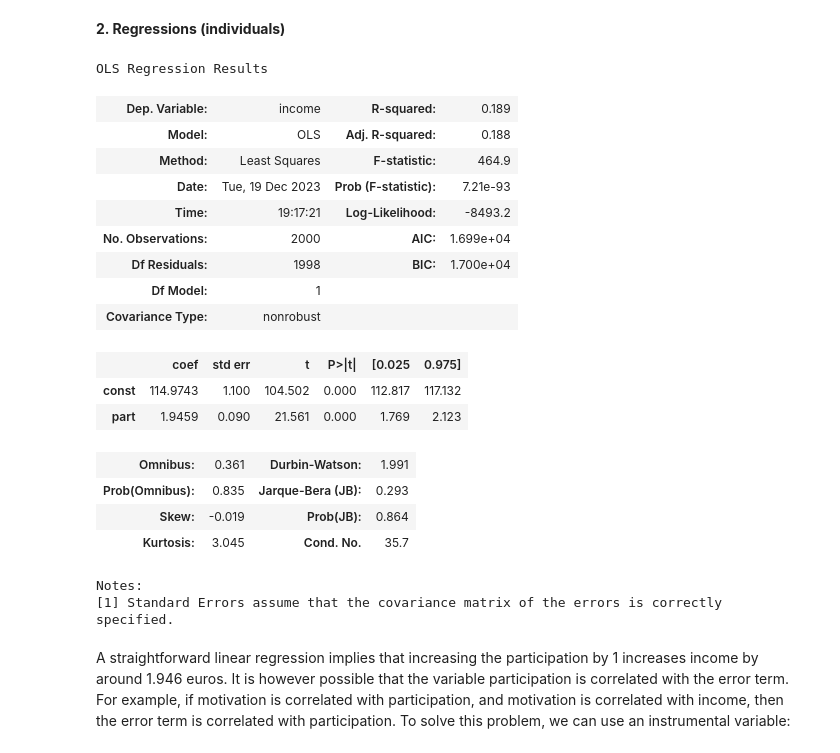
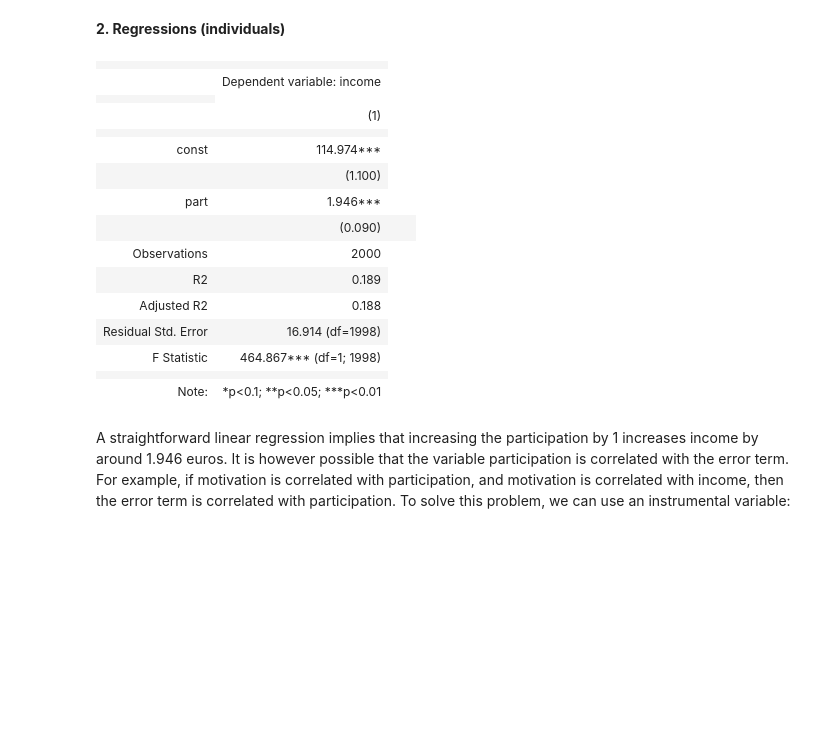
Before and after one commit to KoperSloper/Research_Course, a Jupyter notebook: final assignment.ipynb, the cells around one changed output. Cells and saved outputs as stored; diff of their text form; code cells hidden in the pictures; blank space fills up the shorter version.

```diff
--- a/final assignment.ipynb
+++ b/final assignment.ipynb
@@ -90,30 +90,29 @@ The histograms show the distribution of the variables with outliers. The distrib
 # %%
 dependent = data['income']
 X = sm.add_constant(data['part'])
 
 model = sm.OLS(dependent, X)
 results = model.fit()
-results.summary()
+
+stargazer = Stargazer([results])
+stargazer
 # %% [output]
-OLS Regression Results
-| Dep. Variable: | income | R-squared: | 0.189 |
-| Model: | OLS | Adj. R-squared: | 0.188 |
-| Method: | Least Squares | F-statistic: | 464.9 |
-| Date: | Tue, 19 Dec 2023 | Prob (F-statistic): | 7.21e-93 |
-| Time: | 19:17:21 | Log-Likelihood: | -8493.2 |
-| No. Observations: | 2000 | AIC: | 1.699e+04 |
-| Df Residuals: | 1998 | BIC: | 1.700e+04 |
-| Df Model: | 1 |  |  |
-| Covariance Type: | nonrobust |  |  |
+|  |  |
+|  | Dependent variable: income |
+|  |
+|  | (1) |
+|  |  |
+| const | 114.974*** |
+|  | (1.100) |
+| part | 1.946*** |
+|  | (0.090) |  |  |
+| Observations | 2000 |
+| R2 | 0.189 |
+| Adjusted R2 | 0.188 |
+| Residual Std. Error | 16.914 (df=1998) |
+| F Statistic | 464.867*** (df=1; 1998) |
+|  |  |
+| Note: | *p<0.1; **p<0.05; ***p<0.01 |
-|  | coef | std err | t | P>|t| | [0.025 | 0.975] |
-| const | 114.9743 | 1.100 | 104.502 | 0.000 | 112.817 | 117.132 |
-| part | 1.9459 | 0.090 | 21.561 | 0.000 | 1.769 | 2.123 |
-| Omnibus: | 0.361 | Durbin-Watson: | 1.991 |
-| Prob(Omnibus): | 0.835 | Jarque-Bera (JB): | 0.293 |
-| Skew: | -0.019 | Prob(JB): | 0.864 |
-| Kurtosis: | 3.045 | Cond. No. | 35.7 |
-Notes:
-[1] Standard Errors assume that the covariance matrix of the errors is correctly specified.
 # %% [markdown]
 A straightforward linear regression implies that increasing the participation by 1 increases income by around 1.946 euros. It is however possible that the variable participation is correlated with the error term. For example, if motivation is correlated with participation, and motivation is correlated with income, then the error term is correlated with participation. To solve this problem, we can use an instrumental variable:
 # %% [markdown]
```
Also changed, not shown: parts of 1 cell of this notebook.
